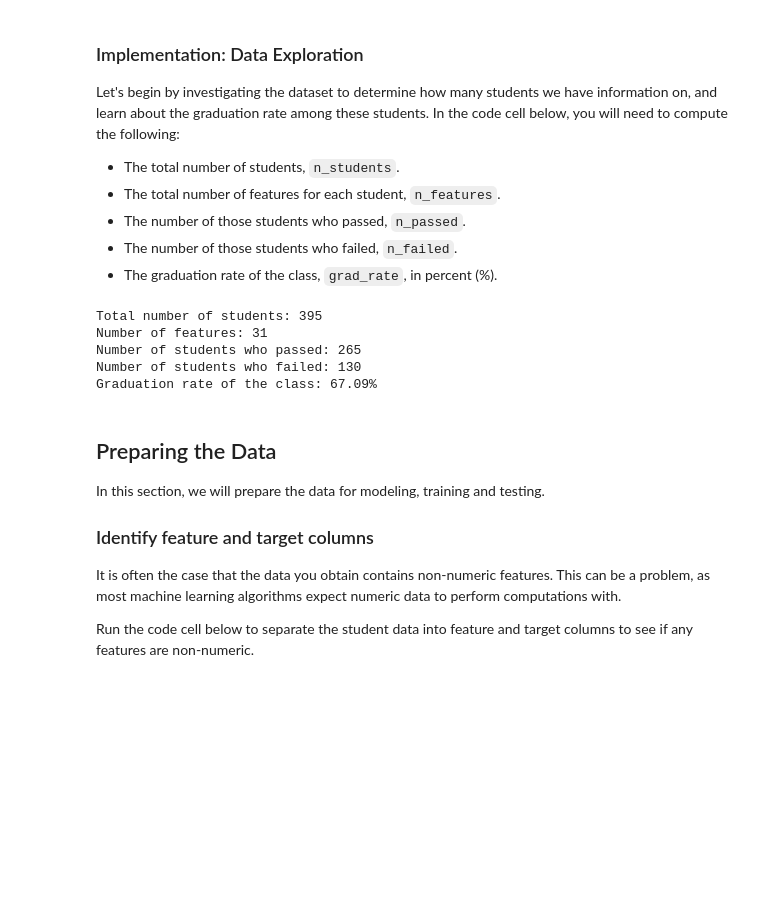
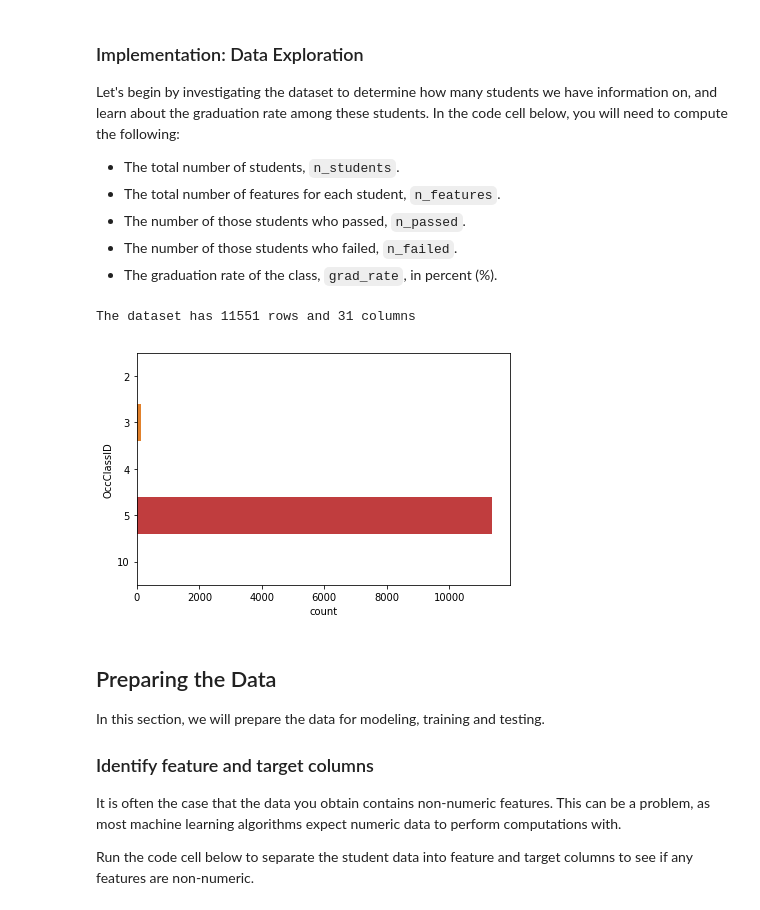
Before and after one commit to Webrusterkk/NewbieAI, a Jupyter notebook: Dynamic Pricing.ipynb, the cells around one changed output. Saved outputs shown, nothing was run; the diff lists cells and outputs as text; code cells hidden in the pictures; blank space fills up the shorter version.

```diff
--- a/Dynamic Pricing.ipynb
+++ b/Dynamic Pricing.ipynb
@@ -62,36 +83,20 @@ Let's begin by investigating the dataset to determine how many students we have
 - The number of those students who passed, `n_passed`.
 - The number of those students who failed, `n_failed`.
 - The graduation rate of the class, `grad_rate`, in percent (%).
-# %%
-# TODO: Calculate number of students
-n_students = student_data.shape[0]
-
-# TODO: Calculate number of features
-n_features = student_data.shape[1]
-
-# TODO: Calculate passing students
-#passing_students = student_data.loc[(student_data['passed'] == "yes")]
-#n_passed = passing_students.shape[0]
-
-# TODO: Calculate failing students
-#failing_students = student_data.loc[(student_data['passed'] == "no")]
-#n_failed = failing_students.shape[0]
-
-# TODO: Calculate graduation rate
-#grad_rate = n_passed*100/n_students
-
-# Print the results
-print("Total number of students: {}".format(n_students))
-print("Number of features: {}".format(n_features))
-print("Number of students who passed: {}".format(n_passed))
-print("Number of students who failed: {}".format(n_failed))
-print("Graduation rate of the class: {:.2f}%".format(grad_rate))
-# %% [output]
-Total number of students: 395
-Number of features: 31
-Number of students who passed: 265
-Number of students who failed: 130
-Graduation rate of the class: 67.09%
+# %%
+# TODO: Calculate number of rows
+n_rows = vessel_data.shape[0]
+
+# TODO: Calculate number of columns
+n_columns = vessel_data.shape[1]
+
+print("The dataset has {} rows and {} columns" .format(n_rows , n_columns))
+
+sns.countplot(y = "OccClassID" , data = vessel_data )
+plt.tight_layout()
+# %% [output]
+The dataset has 11551 rows and 31 columns
+[figure, added]
 # %% [markdown]
 ## Preparing the Data
 In this section, we will prepare the data for modeling, training and testing.
```
Also changed, not shown: parts of 7 cells of this notebook, 3 other files.
